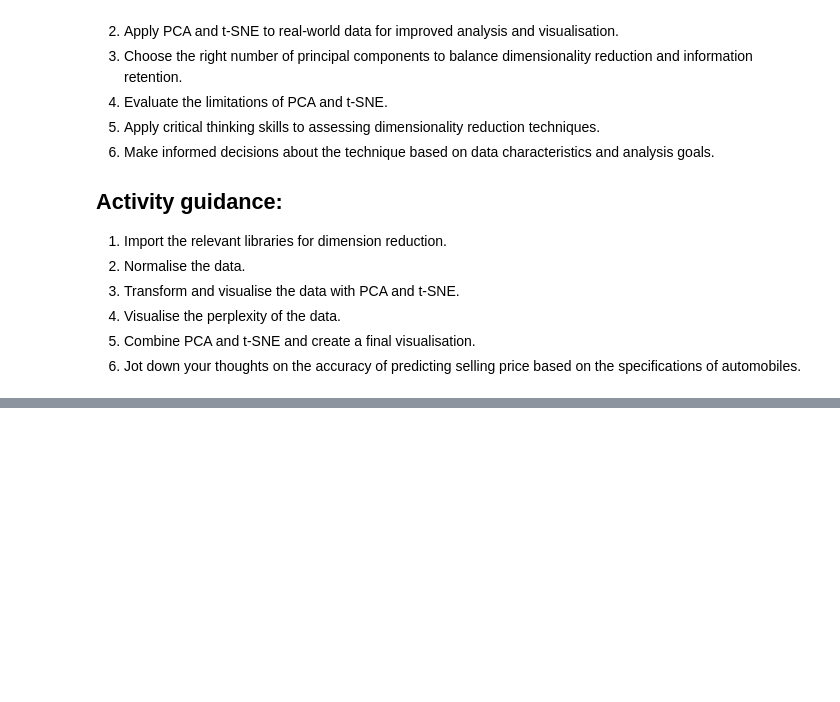
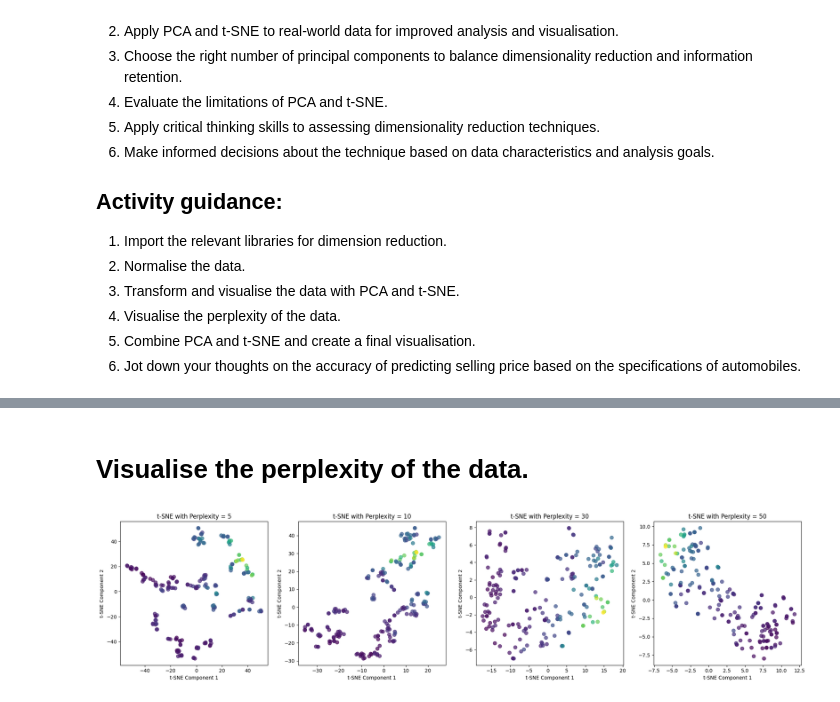
Before and after one commit to sheldonkemper/portfolio, a Jupyter notebook: CAM_DS_C101_Activity_4_2_4.ipynb, the cells around one changed output, grey strips where cells are left out. Saved outputs shown, nothing was run; the diff lists cells and outputs as text; code cells hidden in the pictures; blank space fills up the shorter version.

```diff
--- a/CAM_DS_C101_Activity_4_2_4.ipynb
+++ b/CAM_DS_C101_Activity_4_2_4.ipynb
@@ -49,0 +381,22 @@ Write a brief paragraph highlighting your process and the rationale to showcase
+# %% [markdown]
+# Visualise the perplexity of the data.
+# %%
+# List of perplexity values to test
+perplexities = [5, 10, 30, 50]
+
+# Set up the plots
+fig, axes = plt.subplots(1, len(perplexities), figsize=(20, 5))
+
+for i, perplexity in enumerate(perplexities):
+    tsne = TSNE(n_components=2, perplexity=perplexity, random_state=42)
+    X_tsne = tsne.fit_transform(X_scaled)
+
+    axes[i].scatter(X_tsne[:, 0], X_tsne[:, 1], c=y, cmap='viridis', s=50, alpha=0.7)
+    axes[i].set_title(f't-SNE with Perplexity = {perplexity}')
+    axes[i].set_xlabel('t-SNE Component 1')
+    axes[i].set_ylabel('t-SNE Component 2')
+
+plt.tight_layout()
+plt.show()
+# %% [output]
+[figure, added]
```
Also changed, not shown: parts of 36 cells of this notebook.
